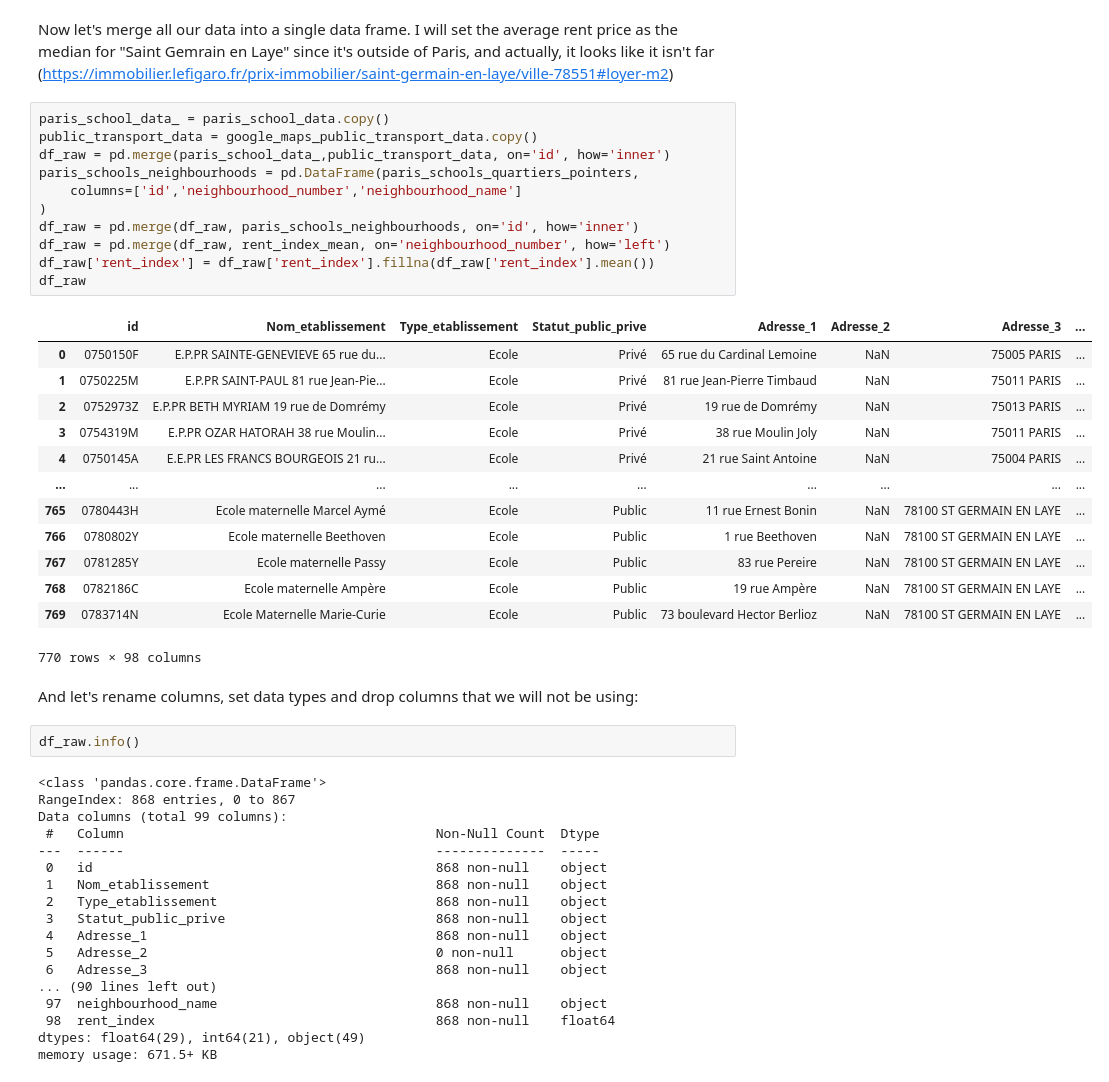
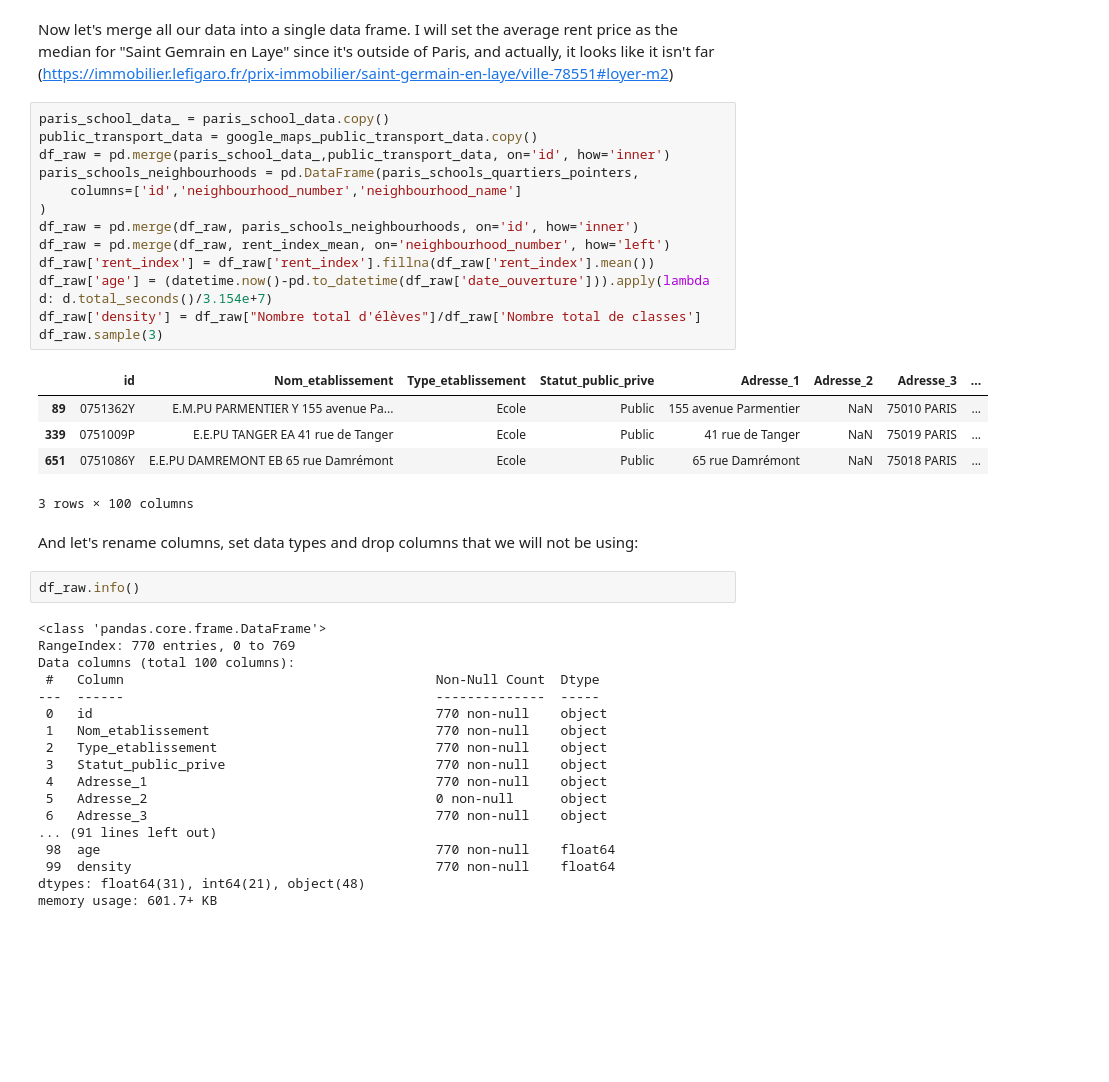
Before and after one commit to carlosbarrone/personal, a Jupyter notebook: notebooks/python/paris_nursery_schools.ipynb, the cells around one changed output. Cells and saved outputs as stored; diff of their text form; blank space fills up the shorter version.

Commit message:
new version of paris_nursery_schools notebook

```diff
--- a/notebooks/python/paris_nursery_schools.ipynb
+++ b/notebooks/python/paris_nursery_schools.ipynb
@@ -536,47 +530,41 @@ Now let's merge all our data into a single data frame. I will set the average re
 # %%
 paris_school_data_ = paris_school_data.copy()
 public_transport_data = google_maps_public_transport_data.copy()
 df_raw = pd.merge(paris_school_data_,public_transport_data, on='id', how='inner')
 paris_schools_neighbourhoods = pd.DataFrame(paris_schools_quartiers_pointers,
     columns=['id','neighbourhood_number','neighbourhood_name']
 )
 df_raw = pd.merge(df_raw, paris_schools_neighbourhoods, on='id', how='inner')
 df_raw = pd.merge(df_raw, rent_index_mean, on='neighbourhood_number', how='left')
 df_raw['rent_index'] = df_raw['rent_index'].fillna(df_raw['rent_index'].mean())
-df_raw
+df_raw['age'] = (datetime.now()-pd.to_datetime(df_raw['date_ouverture'])).apply(lambda d: d.total_seconds()/3.154e+7)
+df_raw['density'] = df_raw["Nombre total d'élèves"]/df_raw['Nombre total de classes']
+df_raw.sample(3)
 # %% [output]
 |  | id | Nom_etablissement | Type_etablissement | Statut_public_prive | Adresse_1 | Adresse_2 | Adresse_3 | ... |
-| 0 | 0750150F | E.P.PR SAINTE-GENEVIEVE 65 rue du... | Ecole | Privé | 65 rue du Cardinal Lemoine | NaN | 75005 PARIS | ... |
-| 1 | 0750225M | E.P.PR SAINT-PAUL 81 rue Jean-Pie... | Ecole | Privé | 81 rue Jean-Pierre Timbaud | NaN | 75011 PARIS | ... |
-| 2 | 0752973Z | E.P.PR BETH MYRIAM 19 rue de Domrémy | Ecole | Privé | 19 rue de Domrémy | NaN | 75013 PARIS | ... |
-| 3 | 0754319M | E.P.PR OZAR HATORAH 38 rue Moulin... | Ecole | Privé | 38 rue Moulin Joly | NaN | 75011 PARIS | ... |
-| 4 | 0750145A | E.E.PR LES FRANCS BOURGEOIS 21 ru... | Ecole | Privé | 21 rue Saint Antoine | NaN | 75004 PARIS | ... |
-| ... | ... | ... | ... | ... | ... | ... | ... | ... |
-| 765 | 0780443H | Ecole maternelle Marcel Aymé | Ecole | Public | 11 rue Ernest Bonin | NaN | 78100 ST GERMAIN EN LAYE | ... |
-| 766 | 0780802Y | Ecole maternelle Beethoven | Ecole | Public | 1 rue Beethoven | NaN | 78100 ST GERMAIN EN LAYE | ... |
-| 767 | 0781285Y | Ecole maternelle Passy | Ecole | Public | 83 rue Pereire | NaN | 78100 ST GERMAIN EN LAYE | ... |
-| 768 | 0782186C | Ecole maternelle Ampère | Ecole | Public | 19 rue Ampère | NaN | 78100 ST GERMAIN EN LAYE | ... |
-| 769 | 0783714N | Ecole Maternelle Marie-Curie | Ecole | Public | 73 boulevard Hector Berlioz | NaN | 78100 ST GERMAIN EN LAYE | ... |
+| 89 | 0751362Y | E.M.PU PARMENTIER Y 155 avenue Pa... | Ecole | Public | 155 avenue Parmentier | NaN | 75010 PARIS | ... |
+| 339 | 0751009P | E.E.PU TANGER EA 41 rue de Tanger | Ecole | Public | 41 rue de Tanger | NaN | 75019 PARIS | ... |
+| 651 | 0751086Y | E.E.PU DAMREMONT EB 65 rue Damrémont | Ecole | Public | 65 rue Damrémont | NaN | 75018 PARIS | ... |
-770 rows × 98 columns
+3 rows × 100 columns
 # %% [markdown]
 And let's rename columns, set data types and drop columns that we will not be using:
 # %%
 df_raw.info()
 # %% [output]
 <class 'pandas.core.frame.DataFrame'>
-RangeIndex: 868 entries, 0 to 867
-Data columns (total 99 columns):
+RangeIndex: 770 entries, 0 to 769
+Data columns (total 100 columns):
  #   Column                                        Non-Null Count  Dtype
 ---  ------                                        --------------  -----
- 0   id                                            868 non-null    object
- 1   Nom_etablissement                             868 non-null    object
- 2   Type_etablissement                            868 non-null    object
- 3   Statut_public_prive                           868 non-null    object
- 4   Adresse_1                                     868 non-null    object
+ 0   id                                            770 non-null    object
+ 1   Nom_etablissement                             770 non-null    object
+ 2   Type_etablissement                            770 non-null    object
+ 3   Statut_public_prive                           770 non-null    object
+ 4   Adresse_1                                     770 non-null    object
  5   Adresse_2                                     0 non-null      object
- 6   Adresse_3                                     868 non-null    object
-... (90 lines left out)
- 97  neighbourhood_name                            868 non-null    object
- 98  rent_index                                    868 non-null    float64
-dtypes: float64(29), int64(21), object(49)
-memory usage: 671.5+ KB
+ 6   Adresse_3                                     770 non-null    object
+... (91 lines left out)
+ 98  age                                           770 non-null    float64
+ 99  density                                       770 non-null    float64
+dtypes: float64(31), int64(21), object(48)
+memory usage: 601.7+ KB
```
Also changed, not shown: parts of 11 cells of this notebook.
